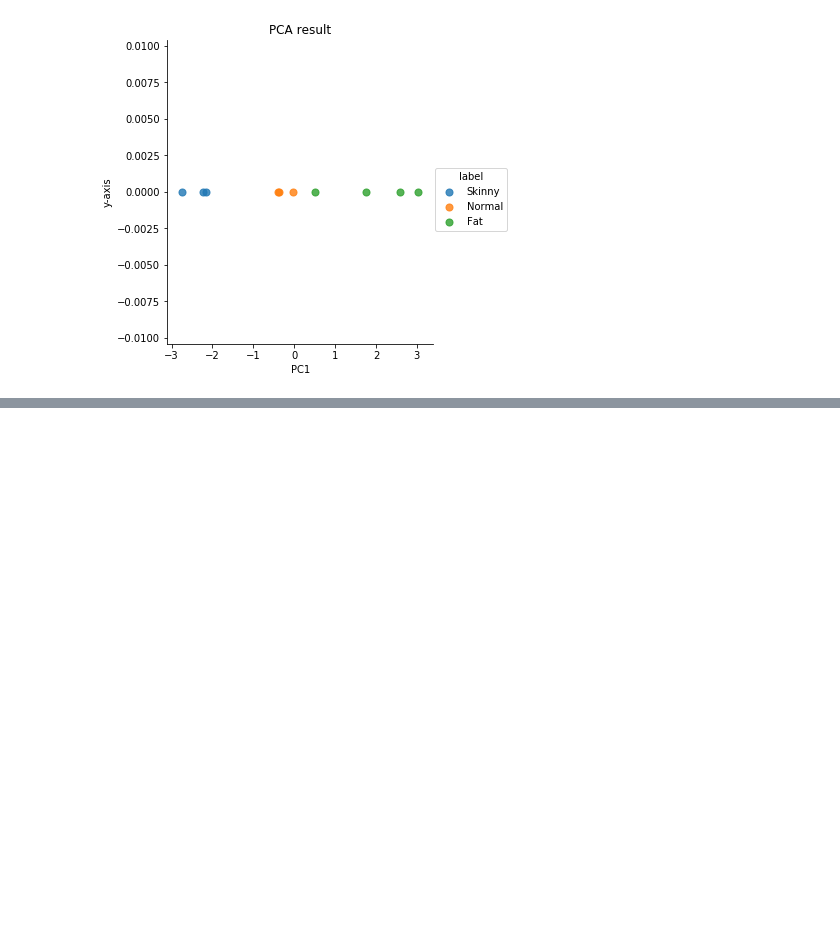
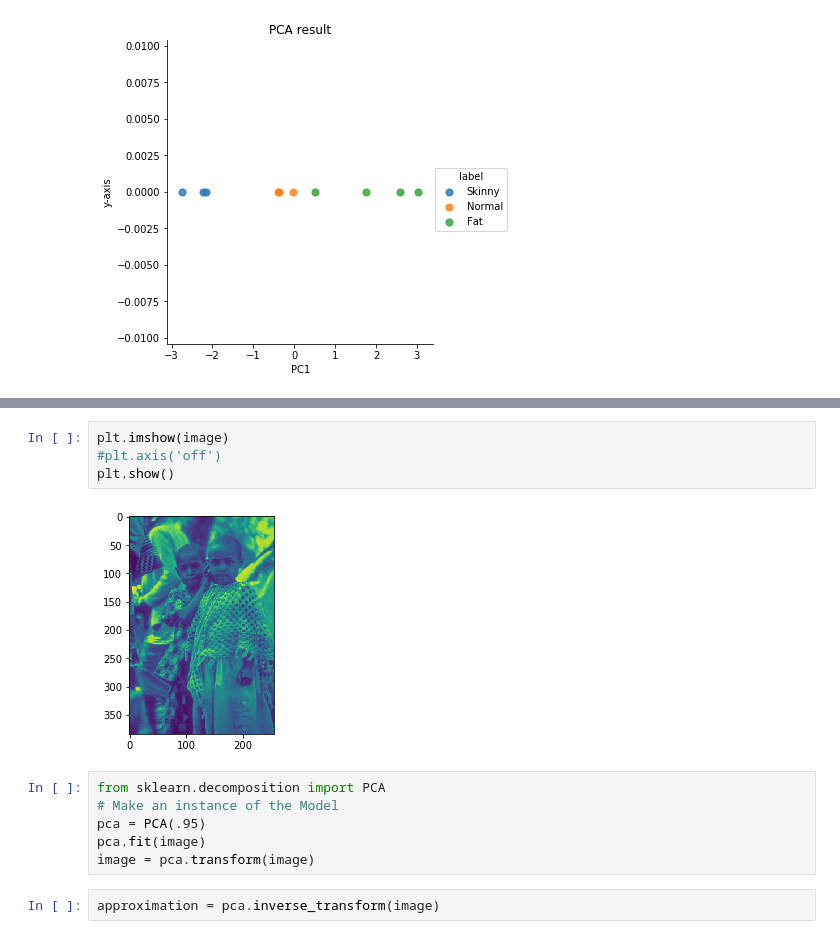
Before and after one commit to MagnetoWang/machine-learning-notes, a Jupyter notebook: 机器学习实战/PCA算法实现/PCA.ipynb, the cells around one changed output, grey strips where cells are left out. Saved outputs shown, nothing was run; the diff lists cells and outputs as text; blank space fills up the shorter version.

```diff
--- a/机器学习实战/PCA算法实现/PCA.ipynb
+++ b/机器学习实战/PCA算法实现/PCA.ipynb
@@ -147,0 +181,14 @@ Text(0.5,1,'PCA result')
+# %%
+plt.imshow(image)
+#plt.axis('off')
+plt.show()
+# %% [output]
+[figure, added]
+# %%
+from sklearn.decomposition import PCA
+# Make an instance of the Model
+pca = PCA(.95)
+pca.fit(image)
+image = pca.transform(image)
+# %%
+approximation = pca.inverse_transform(image)
```
Also changed, not shown: parts of 48 cells of this notebook, 4 other files.
